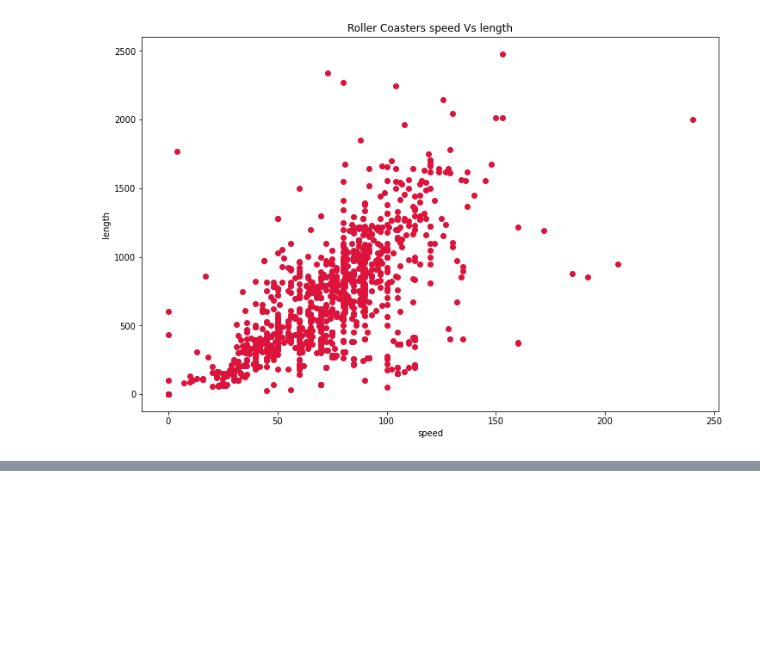
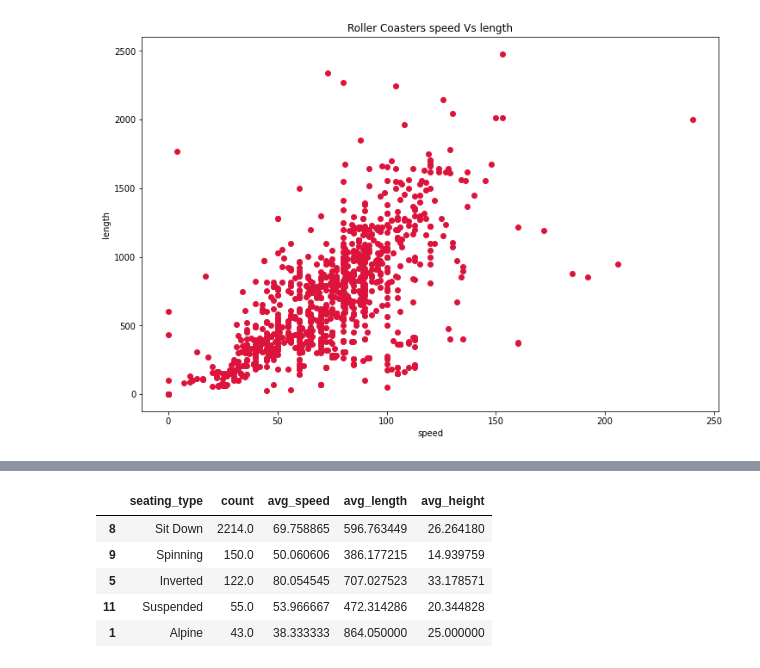
Before and after one commit to princeKike27/Roller-Coaster, a Jupyter notebook: Roller_Coaster.ipynb, the cells around one changed output, grey strips where cells are left out. Saved outputs shown, nothing was run; the diff lists cells and outputs as text; code cells hidden in the pictures; blank space fills up the shorter version.

```diff
--- a/Roller_Coaster.ipynb
+++ b/Roller_Coaster.ipynb
@@ -248,0 +284,11 @@ speed_inversions = coaster_scatter(df_coasters, 'speed', 'length')
+# %%
+# get 5 most common roller coaster seating types
+top_5_seating = seating_type.nlargest(5, columns='count')
+top_5_seating
+# %% [output]
+|  | seating_type | count | avg_speed | avg_length | avg_height |
+| 8 | Sit Down | 2214.0 | 69.758865 | 596.763449 | 26.264180 |
+| 9 | Spinning | 150.0 | 50.060606 | 386.177215 | 14.939759 |
+| 5 | Inverted | 122.0 | 80.054545 | 707.027523 | 33.178571 |
+| 11 | Suspended | 55.0 | 53.966667 | 472.314286 | 20.344828 |
+| 1 | Alpine | 43.0 | 38.333333 | 864.050000 | 25.000000 |
```
Also changed, not shown: parts of 7 cells of this notebook.
